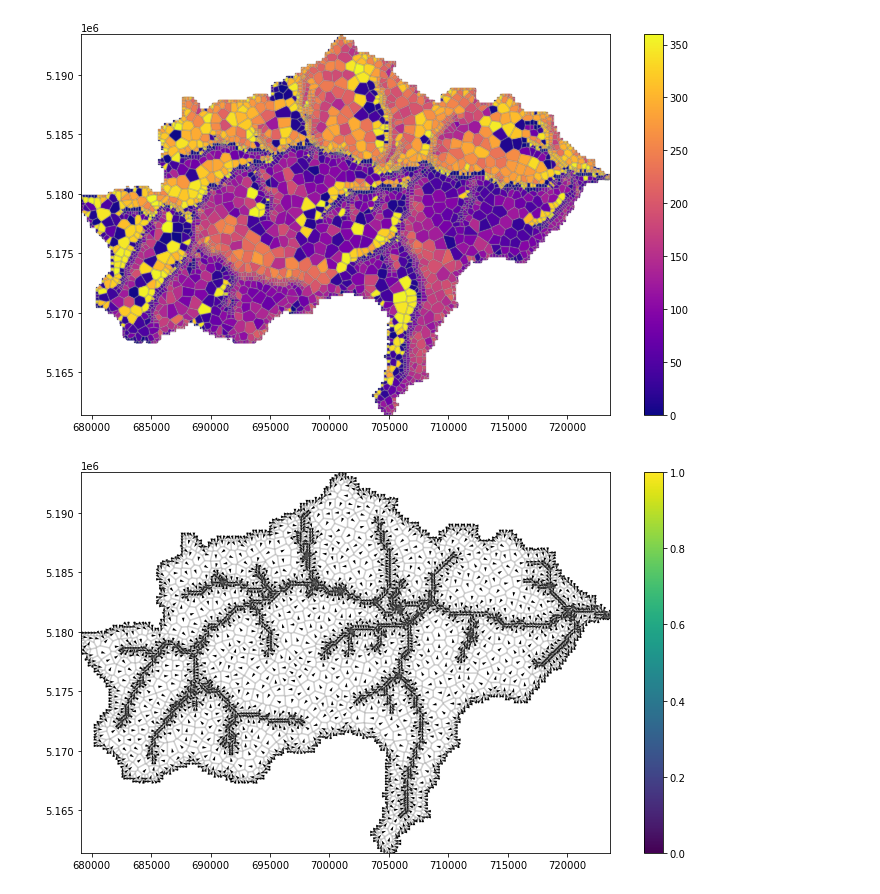
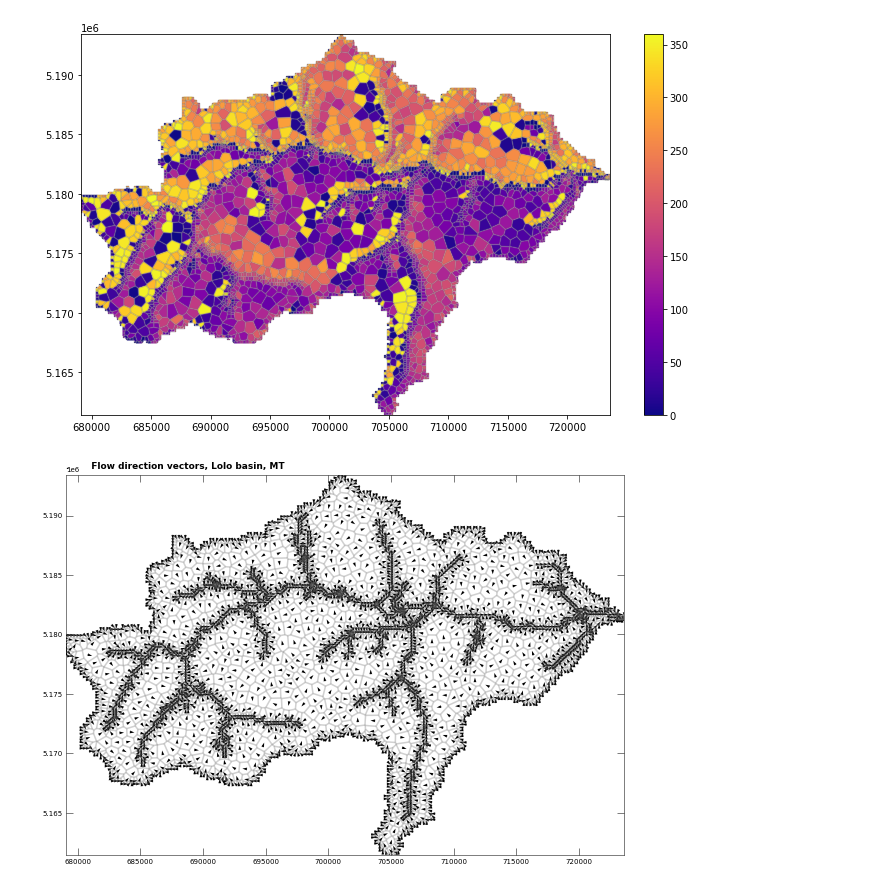
Before and after one commit to jlarsen-usgs/dany, a Jupyter notebook: Lolo_structured_2_voronoi_workshop.ipynb, the cells around one changed output. Saved outputs shown, nothing was run; the diff lists cells and outputs as text; code cells hidden in the pictures.

```diff
--- a/Lolo_structured_2_voronoi_workshop.ipynb
+++ b/Lolo_structured_2_voronoi_workshop.ipynb
@@ -361,10 +364,13 @@ plt.colorbar(pc);
 # %%
 u, v = fdir.vectors
 
-fig, ax = plt.subplots(figsize=(12, 7))
-pmv = PlotMapView(modelgrid=vgrid)
-pc = pmv.plot_vector(u, v)
-pmv.plot_grid(alpha=0.2)
-plt.colorbar(pc);
+with styles.USGSPlot():
+    fig, ax = plt.subplots(figsize=(10, 7))
+    pmv = PlotMapView(modelgrid=vgrid, ax=ax)
+    pc = pmv.plot_vector(u, v)
+    pmv.plot_grid(alpha=0.2)
+    # plt.colorbar(pc)
+    styles.heading(ax=ax, letter="", heading="      Flow direction vectors, Lolo basin, MT")
+    plt.savefig("Lolo_flow_vectors.png");
 # %% [output]
-[figure, old version]
+[figure, new version]
```
Also changed, not shown: parts of 2 cells of this notebook, 1 other file.
